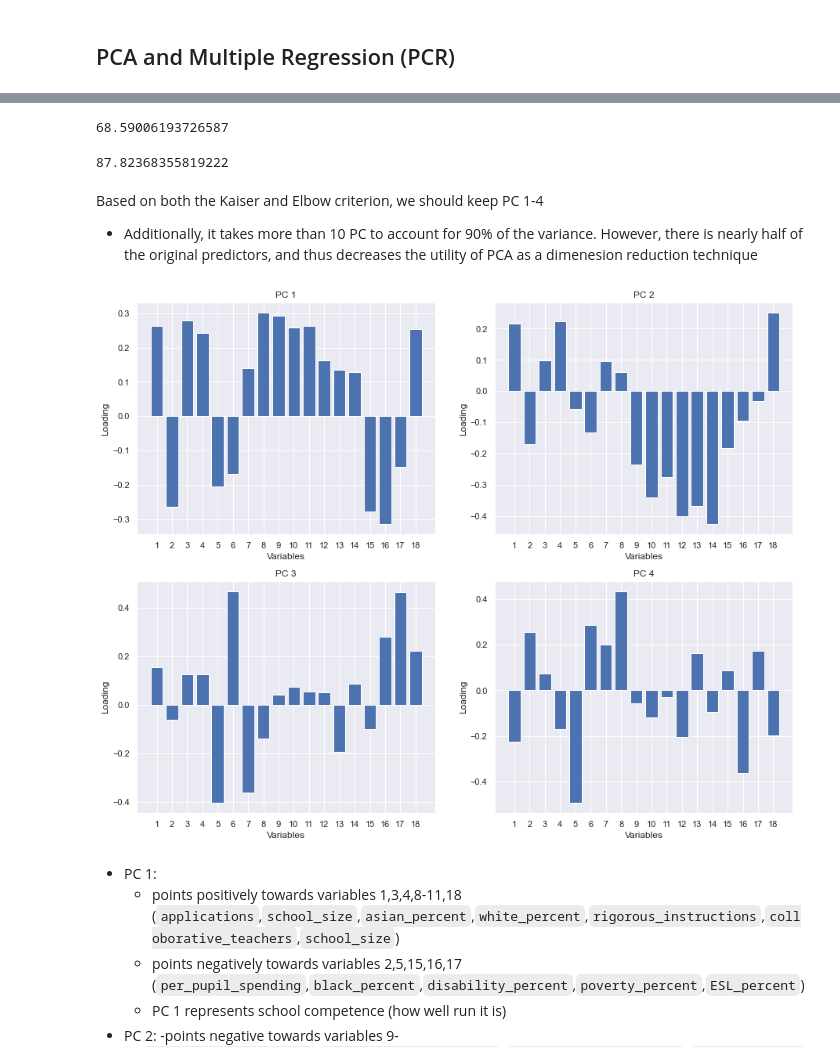
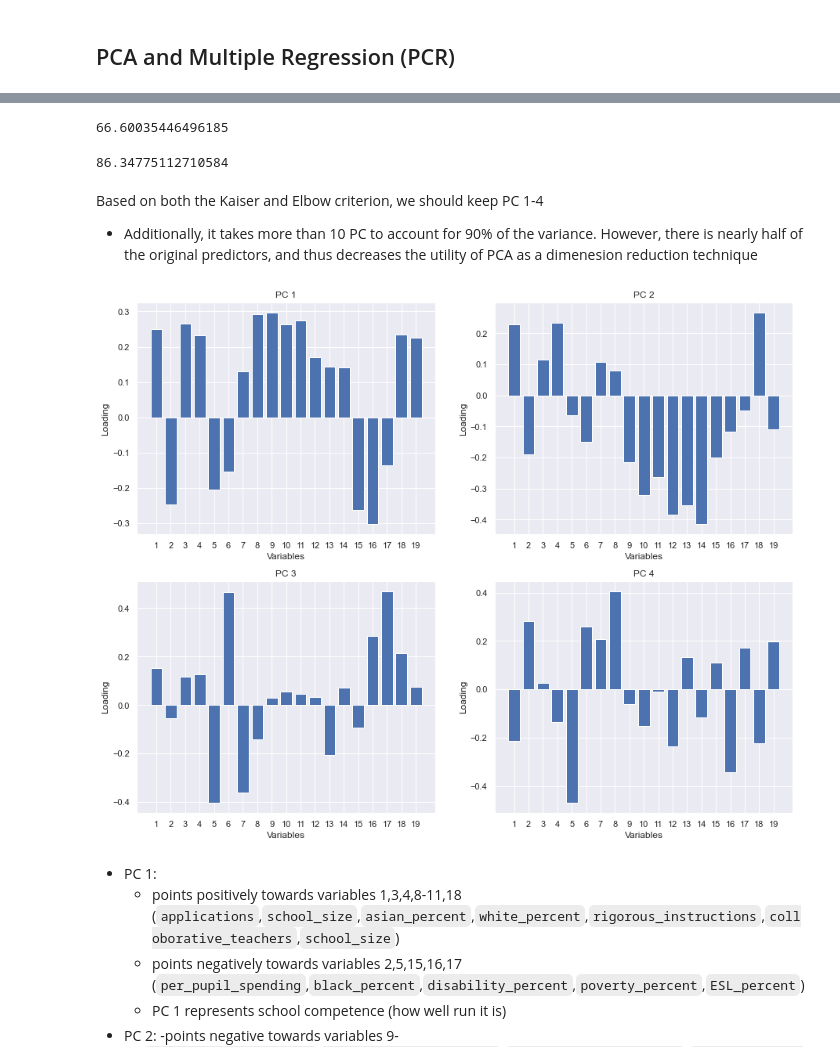
Before and after one commit to Masaaki-Kato55/NYC_SHSAT_Admission_Analysis, a Jupyter notebook: analysis.ipynb, the cells around one changed output, grey strips where cells are left out. Saved outputs shown, nothing was run; the diff lists cells and outputs as text; code cells hidden in the pictures.

```diff
--- a/analysis.ipynb
+++ b/analysis.ipynb
@@ -66,15 +66,20 @@ reducedData = reducedData.drop(labels=['dbn','school_name','charter'], axis=1)
 # select predictors/outcomes and standardize them
 # outcome1: acceptances
 # outcome2: achievement test scores
-# features: all else, except for column 20 and 21 (reading and math scores)
+# predictor 1: all else, except for column 20 & 21 (reading and math scores) and column 1 (acceptances)
+# predictor 2: all else, except for column 19,20,21 (student achievement, reading and math scores)
 
 Y1 = StandardScaler().fit_transform( np.array(reducedData['acceptances']).reshape(-1,1) ) # acceptances
 Y2 = StandardScaler().fit_transform( np.array(reducedData['student_achievement']).reshape(-1,1) ) # achievement test scores
 
 # features:
-predictors = pd.concat([reducedData.iloc[:,0],reducedData.iloc[:,2:19]],axis=1)
-pred_df = pd.DataFrame(data=predictors.columns,columns=['predictors']) # create predictor df for reference
-X = StandardScaler().fit_transform(predictors)
+predictors = pd.concat([reducedData.iloc[:,0],reducedData.iloc[:,2:20]],axis=1)
+pred_df = pd.DataFrame(data=predictors.columns,columns=['predictors'])
+X = StandardScaler().fit_transform(predictors) # predictor for acceptances
+
+predictors = pd.concat([reducedData.iloc[:,0:2],reducedData.iloc[:,2:19]],axis=1)
+pred_df2 = pd.DataFrame(data=predictors.columns,columns=['predictors'])
+X2 = StandardScaler().fit_transform(predictors) # predictor for achievement test scores
 # %% [markdown]
 ## Probing
 # %%
@@ -87,0 +93,6 @@ plt.show()
+# %%
+# correlation heat map
+corr_matrix = np.corrcoef(X2,rowvar=False)
+sns.set(rc={'figure.figsize':(15,12)})
+sns.heatmap(data=corr_matrix, annot=True,cmap="vlag") # "icefire"
+plt.show()
@@ -201,28 +223,29 @@ plt.show()
 # %%
 np.sum(covarExplained[0:4])
 # %% [output]
-68.59006193726587
+66.60035446496185
 # %%
 np.sum(covarExplained[0:9])
 # %% [output]
-87.82368355819222
+86.34775112710584
 # %% [markdown]
 Based on both the Kaiser and Elbow criterion, we should keep PC 1-4
 - Additionally, it takes more than 10 PC to account for 90% of the variance. However, there is nearly half of the original predictors, and thus decreases the utility of PCA as a dimenesion reduction technique
 # %%
 # interpreting loading values
 # look at meaning
 fig, ((ax1, ax2), (ax3, ax4)) = plt.subplots(2, 2)
-nums = np.linspace(1,18,18)
+nums = np.linspace(1,19,19)
 setting = {0:ax1,1:ax2,2:ax3,3:ax4}
 for i,ax in setting.items():
-    ax.bar(np.linspace(1,18,18),loadings[i,:])
+    #ax.bar(np.linspace(1,18,18),loadings[i,:])
+    ax.bar(np.linspace(1,19,19),loadings[i,:])
     ax.set_xlabel('Variables')
     ax.set_ylabel('Loading')
     ax.set_title("PC " + str(i+1))
     ax.set_xticks(nums)
 # %% [output]
-[figure, old version]
+[figure, new version]
 # %% [markdown]
 - PC 1:
     - points positively towards variables 1,3,4,8-11,18 (`applications`,`school_size`,`asian_percent`,`white_percent`,`rigorous_instructions`,`colloborative_teachers`,`school_size`)
```
Also changed, not shown: parts of 31 cells of this notebook, 1 other file.
